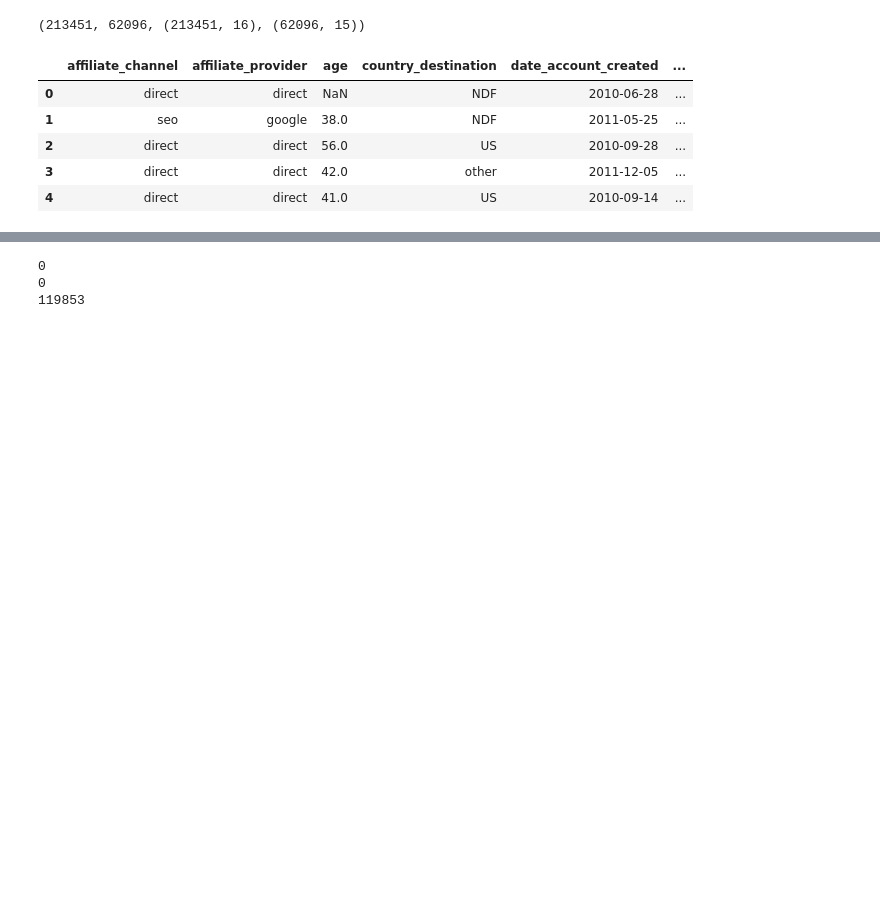
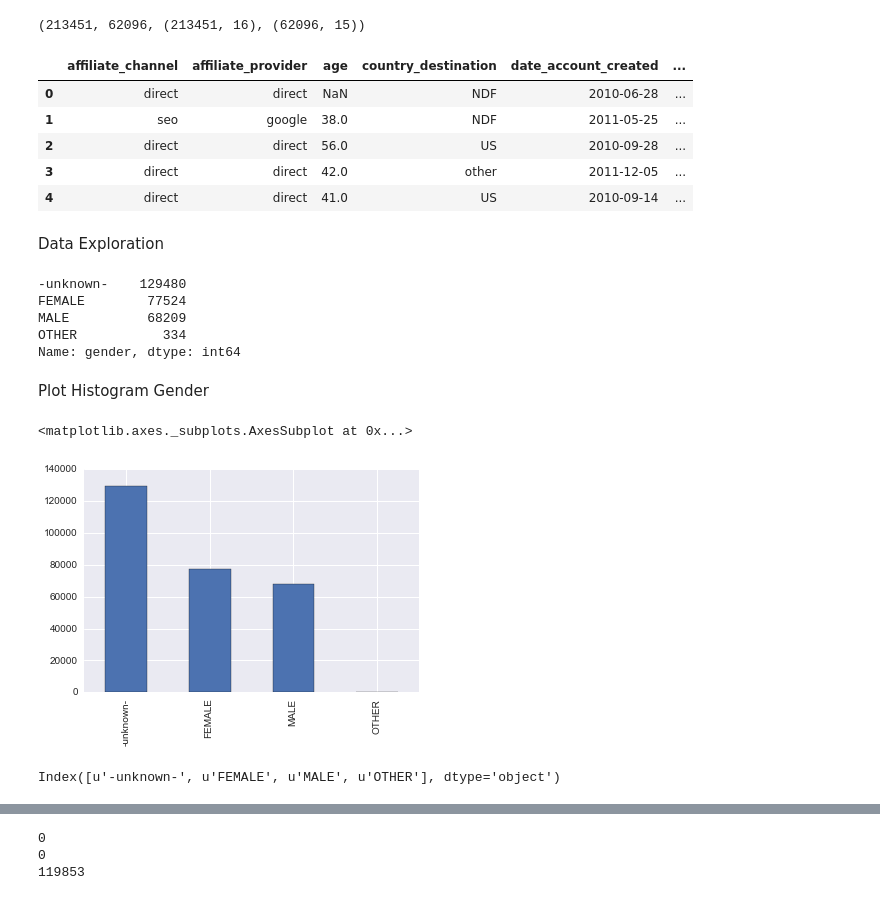
Before and after one commit to ah3200/airbnb-kaggle, a Jupyter notebook: Airbnb-destination-prediction-v5.ipynb, the cells around one changed output, grey strips where cells are left out. Saved outputs shown, nothing was run; the diff lists cells and outputs as text; code cells hidden in the pictures; blank space fills up the shorter version.

Commit message:
add graph

```diff
--- a/Airbnb-destination-prediction-v5.ipynb
+++ b/Airbnb-destination-prediction-v5.ipynb
@@ -23,0 +29,40 @@ users.head()
+# %%
+# Extract Date Features
+import datetime as dt
+users['day_account_created'] = users['date_account_created'].dt.weekday
+users['month_account_created'] = users['date_account_created'].dt.month
+users['quarter_account_created'] = users['date_account_created'].dt.quarter
+users['year_account_created'] = users['date_account_created'].dt.year
+users['hour_first_active'] = users['timestamp_first_active'].dt.hour
+users['day_first_active'] = users['timestamp_first_active'].dt.weekday
+users['month_first_active'] = users['timestamp_first_active'].dt.month
+users['quarter_first_active'] = users['timestamp_first_active'].dt.quarter
+users['year_first_active'] = users['timestamp_first_active'].dt.year
+users['created_less_active'] = (users['date_account_created'] - users['timestamp_first_active']).dt.days
+# %% [markdown]
+Data Exploration
+# %%
+users.gender.value_counts()
+# %% [output]
+-unknown-    129480
+FEMALE        77524
+MALE          68209
+OTHER           334
+Name: gender, dtype: int64
+# %% [markdown]
+Plot Histogram Gender
+# %%
+#import seaborn
+#seaborn.distplot(users.gender)
+
+import matplotlib.pyplot as plt
+%matplotlib inline
+
+users.gender.value_counts().plot(kind='bar')
+# %% [output]
+<matplotlib.axes._subplots.AxesSubplot at 0x...>
+[figure, added]
+# %%
+users.gender.value_counts().index
+# %% [output]
+Index([u'-unknown-', u'FEMALE', u'MALE', u'OTHER'], dtype='object')
```
Also changed, not shown: parts of 8 cells of this notebook.
